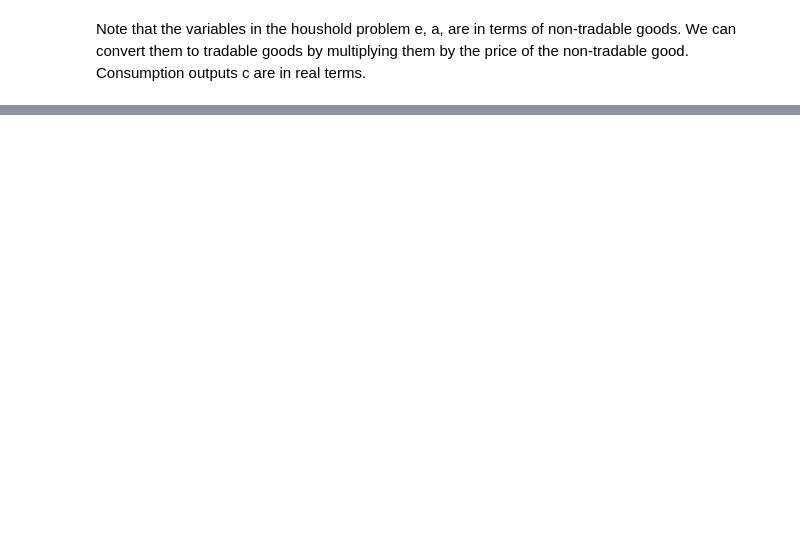
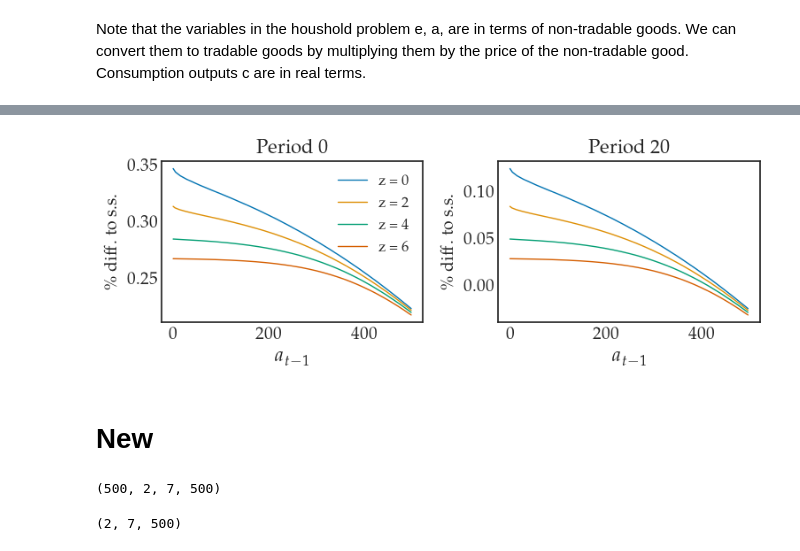
Before and after one commit to funlime/I_HANK_PIGL, a Jupyter notebook: Notebook.ipynb, the cells around one changed output, grey strips where cells are left out. Cells and saved outputs as stored; diff of their text form; code cells hidden in the pictures; blank space fills up the shorter version.

```diff
--- a/Notebook.ipynb
+++ b/Notebook.ipynb
@@ -51,8 +54,9 @@ if set_options:
     path_philips= ['WTH', 'WNT', 'NTH', 'NNT', 'PTH', 'PNT', 'PF', 'UC_TH_hh', 'UC_NT_hh', 'EX']
     paths = ['PE_s', 'PE', 'YH',  'W', 'P', 'w', 'tau',  'N', 'INC', 'inc',  'CT', 'CNT', 'p', 'E', 'PF_s', 'PF', 'CTH_s', 'i', 'ra', 'iF_s']
     target_var = ['PE_s', 'PE', 'p', 'inc_NT', 'inc_TH', 'ra', 'i', 'Q']
-    paths_ = ['PE', 'PT', 'PNT', 'p', 'CT', 'CNT', 'YH', 'P', 'W', 'w', 'PF']
+    paths_2 = ['PE', 'PT', 'PNT', 'p', 'CT', 'CNT', 'YH', 'P', 'W', 'w', 'PF']
     paths_extended = ['E', 'NTH', 'NNT', 'YTH', 'YNT', 'WTH', 'WNT', 'PTH', 'PNT', 'PF', 'PTH_s', 'PT', 'P', 'PE', 'PTHF', 'PE_s', 'E', 'Q', 'DomP', 'i', 'r_real', 'G', 'B', 'tau', 'div_TH', 'div_NT', 'inc_TH', 'inc_NT', 'ra', 'p', 'n_NT', 'n_TH', 'A_hh', 'C_hh', 'UC_TH_hh', 'UC_NT_hh', 'E_hh', 'CNT_hh', 'CT_hh', 'U_hh', 'CT', 'CNT', 'CTF', 'CTH', 'CTH_s', 'A', 'EX', 'CTHF', 'CE', 'YH', 'W', 'w', 'N', 'INC', 'inc']
+    paths_ = ['YH', 'CT', 'CNT', 'W', 'P', 'w', 'r_real',  'Q', 'p', 'inc', 'INC']
 
     # Options for shock
 
@@ -95,0 +168,7 @@ model_baseline.find_transition_path(shocks=shock_PE_s, do_end_check=False)
+# %%
+fig = figs.show_p_hh(model, linewidth=1.0)
+fig.savefig(path + 'p_hh.png', dpi=300, bbox_inches='tight')
+# %% [output]
+[figure, added]
+# %% [markdown]
+# New
@@ -95,0 +223,8 @@ model_baseline.find_transition_path(shocks=shock_PE_s, do_end_check=False)
+# %%
+p.shape
+# %% [output]
+(500, 2, 7, 500)
+# %%
+model.ss.cnt.shape
+# %% [output]
+(2, 7, 500)
```
Also changed, not shown: parts of 29 cells of this notebook, 18 other files.
